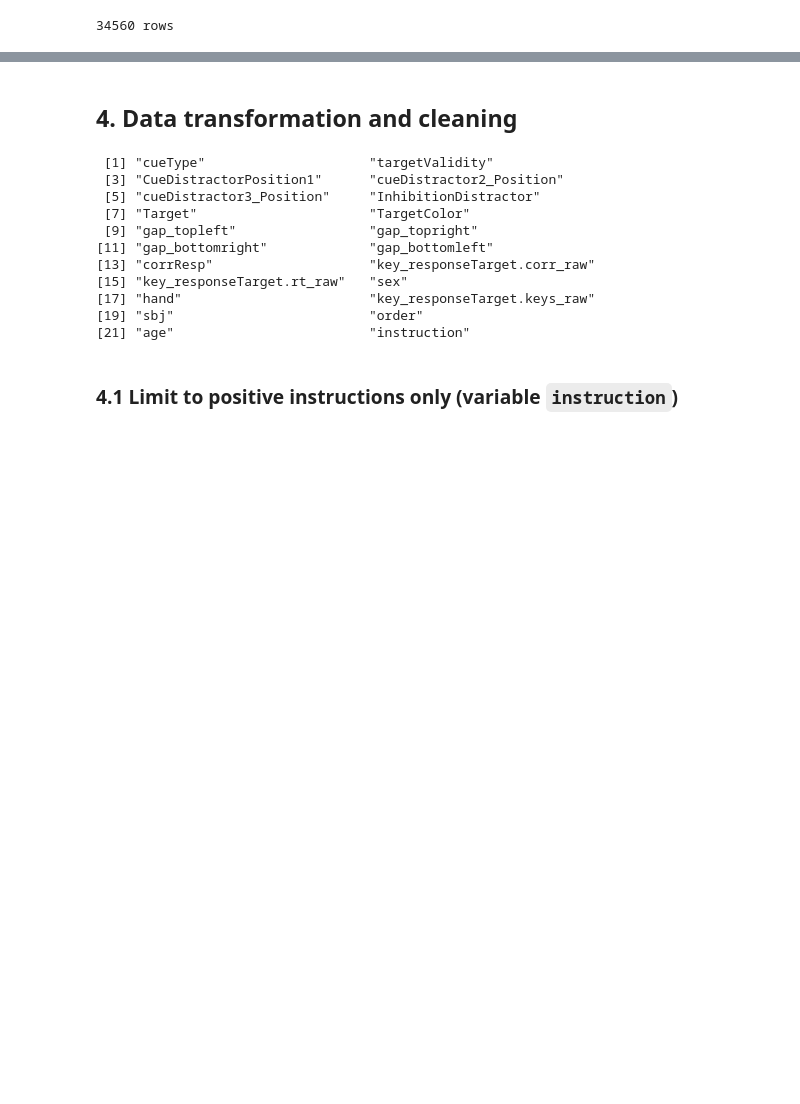
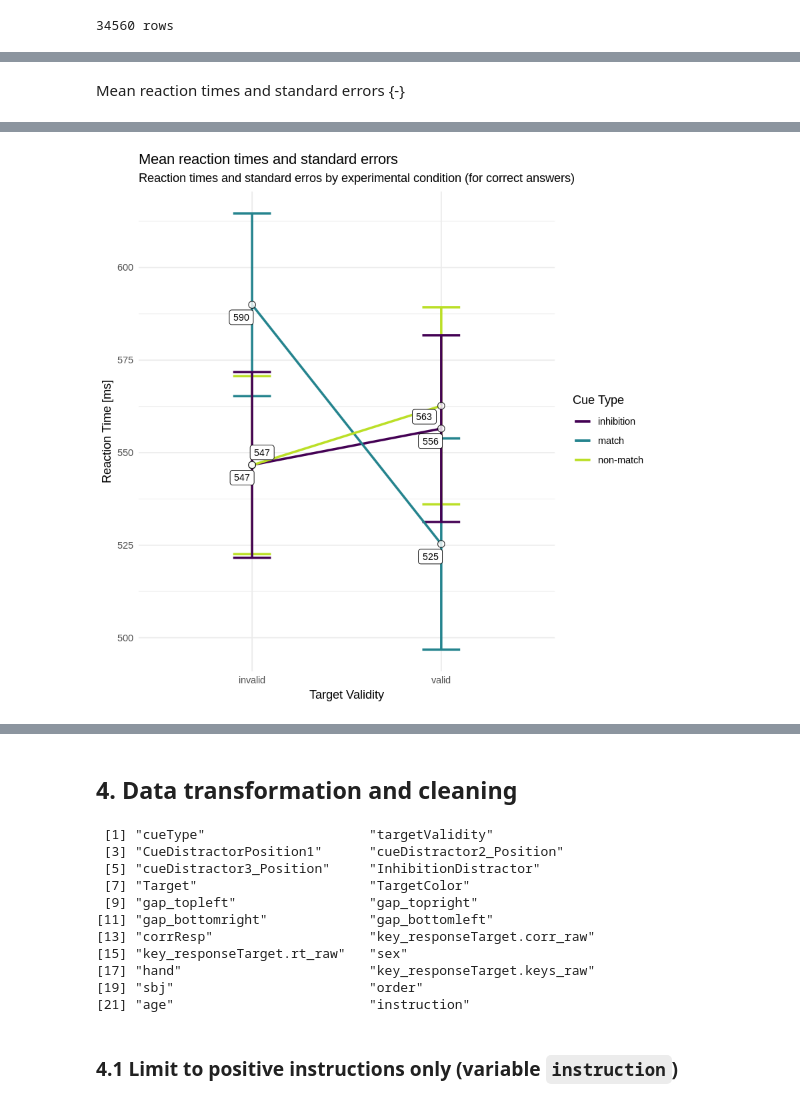
Before and after one commit to dominikpegler/r_analyze_experimental_data, a Jupyter notebook: final_project.ipynb, the cells around one changed output, grey strips where cells are left out. Drawn from its saved outputs; the diff is of its cells as text; code cells hidden in the pictures; blank space fills up the shorter version.

```diff
--- a/final_project.ipynb
+++ b/final_project.ipynb
@@ -48,0 +411,7 @@ cat(nrow(df), "rows")
+# %%
+# Run simulation ---------------------------------------------------------------
+
+Nsim = 1000
+sample_size = length(unique(dt_template$sbj))
+simData <- sim_exp(Nsim = Nsim, effect = 0.02, sampleSize = sample_size,
+                   simSampleSize = sample_size, trialChangeFactor = 1)
@@ -48,0 +530,37 @@ cat(nrow(df), "rows")
+# %% [markdown]
+Mean reaction times and standard errors {-}
+# %%
+# aggregate data
+data_correct_mean_se <- data_trimmed_correct[, .(meanRT = mean(reactionTime),
+                                                 seRT = sd(reactionTime) / sqrt(sample_size)),
+                                            by = .(cueType, targetValidity)]
+
+ggplot(data_correct_mean_se, aes(x = targetValidity,
+                                 y = meanRT,
+                                 color = cueType,
+                                 group = cueType)) +
+
+       geom_errorbar(aes(ymin = meanRT - seRT,
+                         ymax = meanRT + seRT),
+                     width = 0.2,
+                     size = 1) +
+
+       stat_summary(fun = mean,
+                    geom = "line",
+                    size=1) +
+       geom_point(color="black", fill="white", shape=21) +
+
+       geom_label_repel(aes(label = round(meanRT * 1000, 0)),
+                        min.segment.length = Inf,
+                        color = "black",
+                        size = 3) +
+       scale_y_continuous(labels = function(x) x * 1000) +
+
+       scale_color_viridis_d(end=0.9) +
+       theme_minimal() +
+       labs(title = "Mean reaction times and standard errors",
+            subtitle = "Reaction times and standard erros by experimental condition (for correct answers)",
+            x = "Target Validity",
+            y = "Reaction Time [ms]",
+            color = "Cue Type")
+# %% [output]
@@ -48,0 +569 @@ cat(nrow(df), "rows")
+[figure, added]
```
Also changed, not shown: parts of 35 cells of this notebook, 3 other files.
